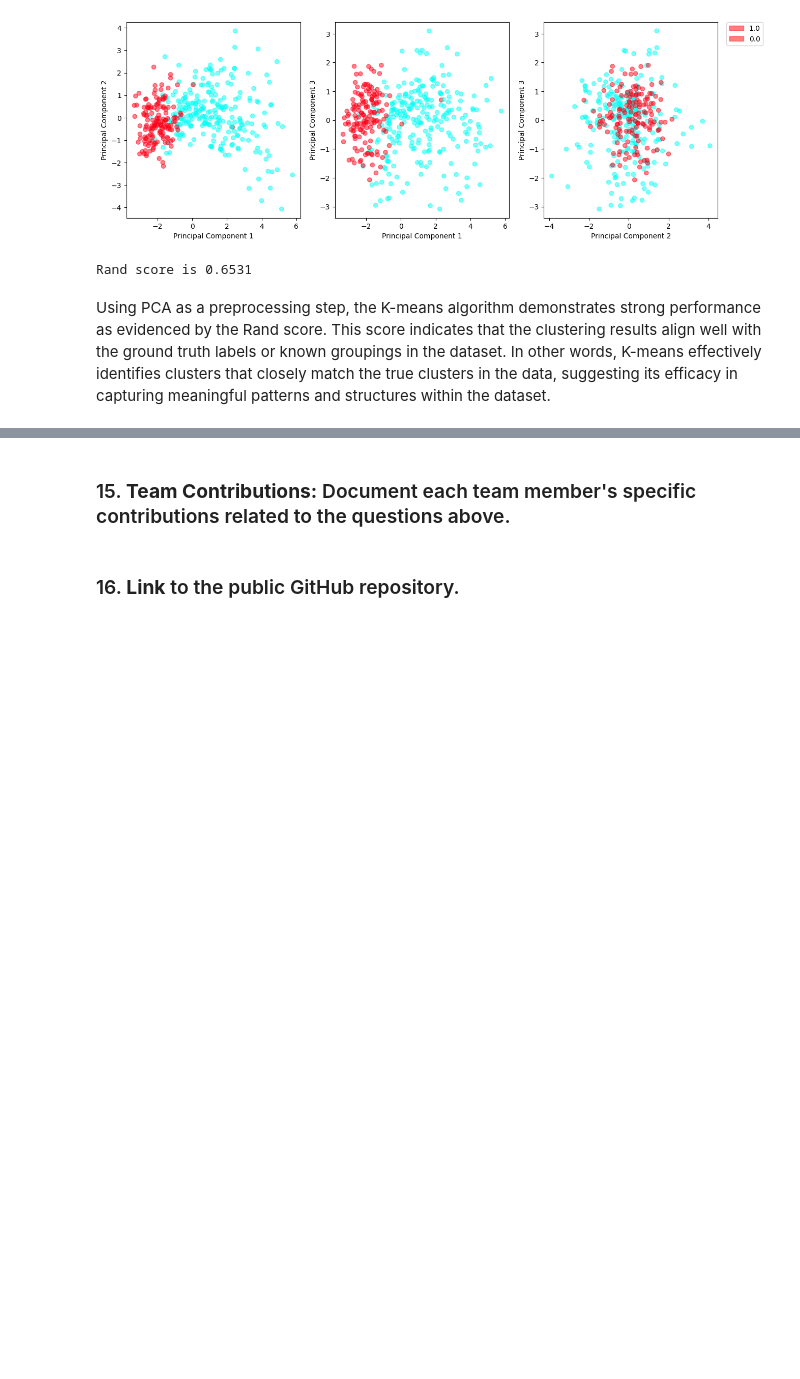
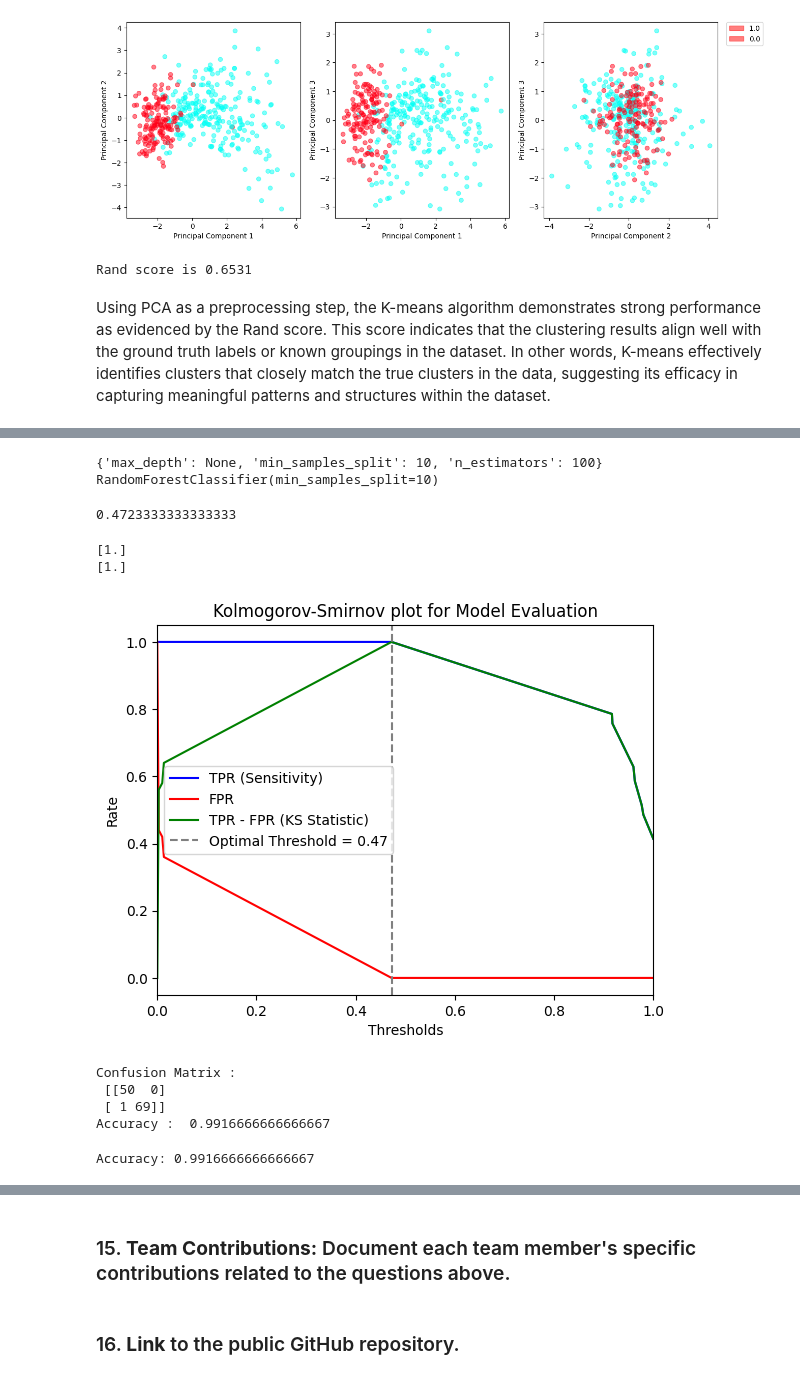
Before and after one commit to ZimingZhang345/assign6, a Jupyter notebook: assignment6_new.ipynb, the cells around one changed output, grey strips where cells are left out. Cells and saved outputs as stored; diff of their text form; code cells hidden in the pictures; blank space fills up the shorter version.

```diff
--- a/assignment6_new.ipynb
+++ b/assignment6_new.ipynb
@@ -869,0 +1206,22 @@ Using PCA as a preprocessing step, the K-means algorithm demonstrates strong per
+# %%
+from sklearn.ensemble import RandomForestClassifier
+from sklearn.model_selection import GridSearchCV
+
+param_grid = {
+    'n_estimators': [50, 100, 200],
+    'max_depth': [None, 10, 20],
+    'min_samples_split': [2, 5, 10]
+}
+
+rf = RandomForestClassifier()
+
+grid_search = GridSearchCV(rf, param_grid, cv=5)
+grid_search.fit(X_train, y_train)
+print(grid_search.best_params_)
+print(grid_search.best_estimator_)
+
+best_rf = grid_search.best_estimator_
+y_test_pred = best_rf.predict(X_test)
+# %% [output]
+{'max_depth': None, 'min_samples_split': 10, 'n_estimators': 100}
+RandomForestClassifier(min_samples_split=10)
@@ -869,0 +1230,34 @@ Using PCA as a preprocessing step, the K-means algorithm demonstrates strong per
+# %%
+rf.fit(X_train,y_train)
+y_test_pred = rf.predict(X_test)
+# %%
+pred_prob = rf.predict_proba(X_test)
+df_rf = pd.DataFrame(data = {'prob0': pred_prob[:,1], 'y_test': y_test})
+# %%
+fpr, tpr, thresholds = roc_curve(df_rf.y_test, df_rf.prob0)
+# %%
+ks_statistic = np.max(tpr - fpr)
+ks_threshold = thresholds[np.argmax(tpr - fpr)]
+ks_threshold
+# %% [output]
+0.4723333333333333
+# %%
+ind = np.where(np.isclose(thresholds, ks_threshold, atol=0.001))
+print(tpr[ind])
+print(1-fpr[ind])
+# %% [output]
+[1.]
+[1.]
+# %%
+plt.plot(thresholds, tpr, label='TPR (Sensitivity)', color='blue')
+plt.plot(thresholds, fpr, label='FPR', color='red')
+plt.plot(thresholds, tpr - fpr, label='TPR - FPR (KS Statistic)', color='green')
+plt.axvline(x=ks_threshold, color='grey', linestyle='--', label=f'Optimal Threshold = {ks_threshold:.2f}')
+plt.title('Kolmogorov-Smirnov plot for Model Evaluation')
+plt.xlabel('Thresholds')
+plt.ylabel('Rate')
+plt.legend()
+plt.xlim([0.0, 1.0])
+plt.show()
+# %% [output]
+[figure, added]
@@ -869,0 +1267,17 @@ Using PCA as a preprocessing step, the K-means algorithm demonstrates strong per
+# %%
+cm = confusion_matrix(df_rf.y_test, df_rf.y_test_pred)
+print('Confusion Matrix : \n', cm)
+
+total = sum(sum(cm))
+accuracy = (cm[0,0]+cm[1,1])/total
+print ('Accuracy : ', accuracy)
+# %% [output]
+Confusion Matrix :
+ [[50  0]
+ [ 1 69]]
+Accuracy :  0.9916666666666667
+# %%
+from sklearn.metrics import classification_report, confusion_matrix, accuracy_score
+print('Accuracy:', accuracy_score(y_test, y_test_pred))
+# %% [output]
+Accuracy: 0.9916666666666667
```
Also changed, not shown: parts of 73 cells of this notebook.
